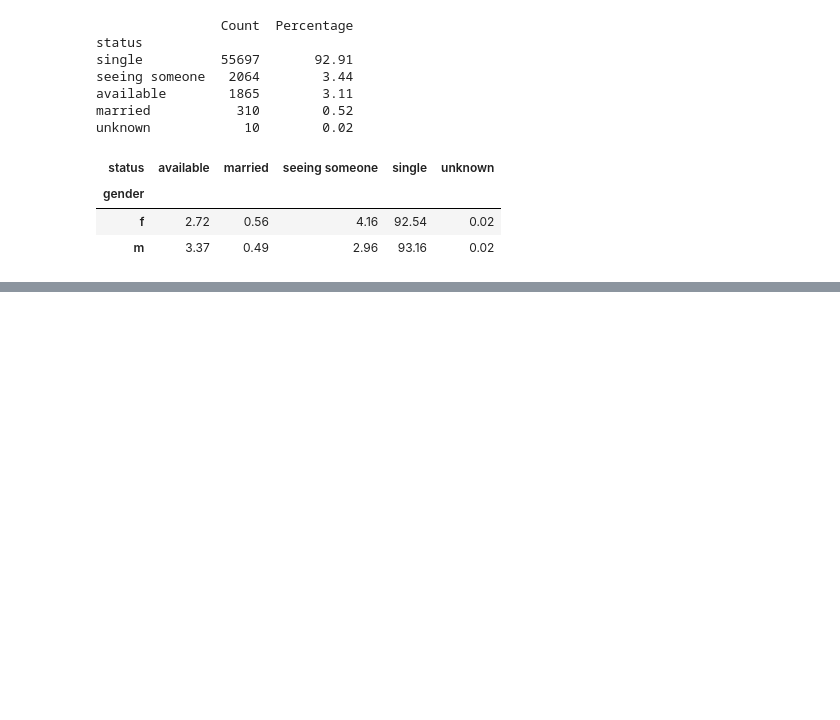
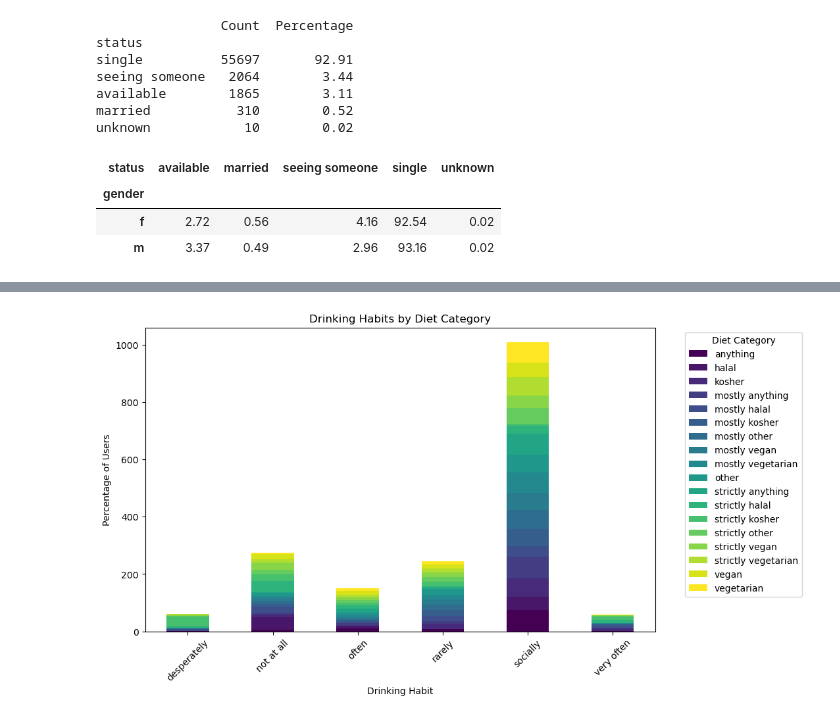
Before and after one commit to ra1croft/Data-Analysis---NextLP, a Jupyter notebook: Next_Leap/Analysing Bumble Profiles.ipynb, the cells around one changed output, grey strips where cells are left out. Drawn from its saved outputs; the diff is of its cells as text; code cells hidden in the pictures; blank space fills up the shorter version.

```diff
--- a/Next_Leap/Analysing Bumble Profiles.ipynb
+++ b/Next_Leap/Analysing Bumble Profiles.ipynb
@@ -459,0 +532,3 @@ status_by_gender.round(2)
+# %%
+drinks_diet_distribution = main_data.groupby('diet')['drinks'].value_counts(normalize=True).unstack()*100
+drinks_diet_distribution
@@ -459,0 +554,10 @@ status_by_gender.round(2)
+# %%
+drinks_diet_distribution.T.plot(kind='bar', stacked=True, figsize=(10, 6), colormap='viridis')
+plt.xlabel("Drinking Habit")
+plt.ylabel("Percentage of Users")
+plt.title("Drinking Habits by Diet Category")
+plt.legend(title="Diet Category", bbox_to_anchor=(1.05, 1), loc='upper left')
+plt.xticks(rotation=45)
+plt.show()
+# %% [output]
+[figure, added]
```
Also changed, not shown: parts of 38 cells of this notebook.
